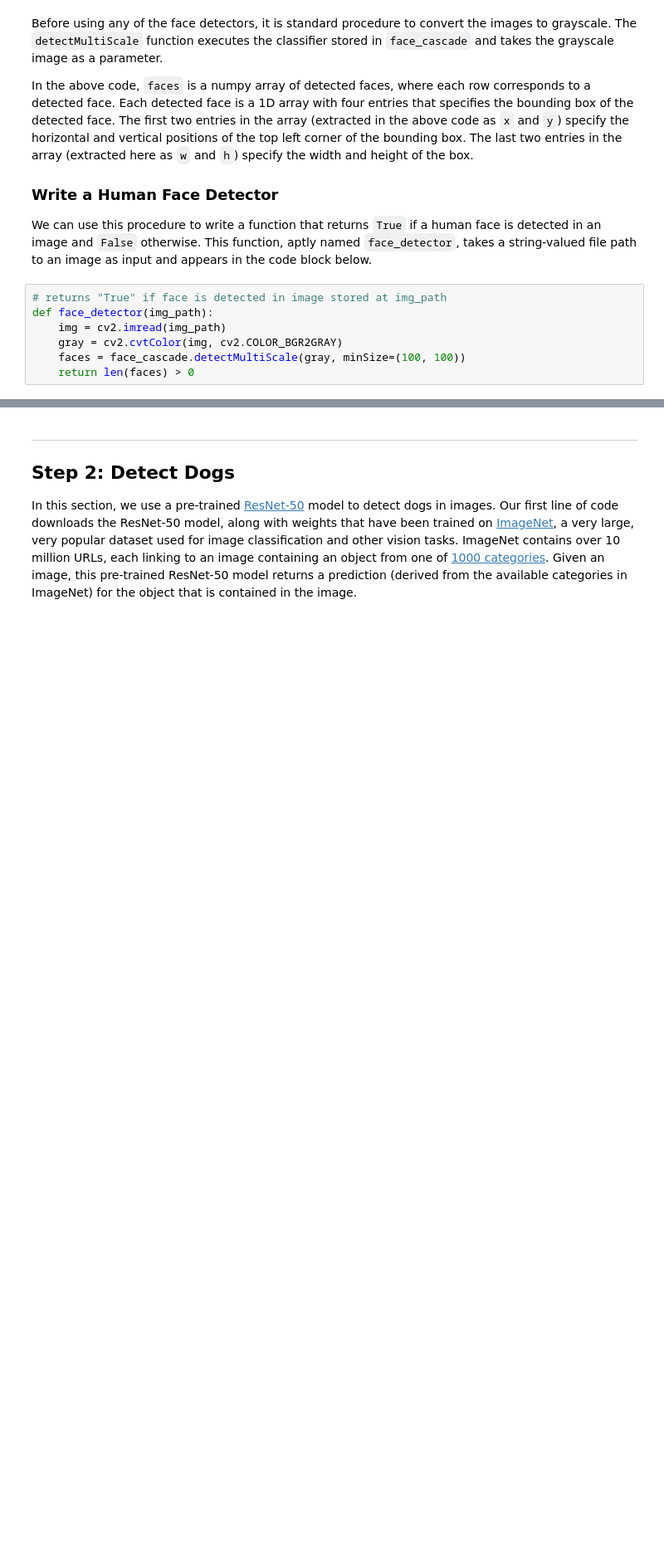
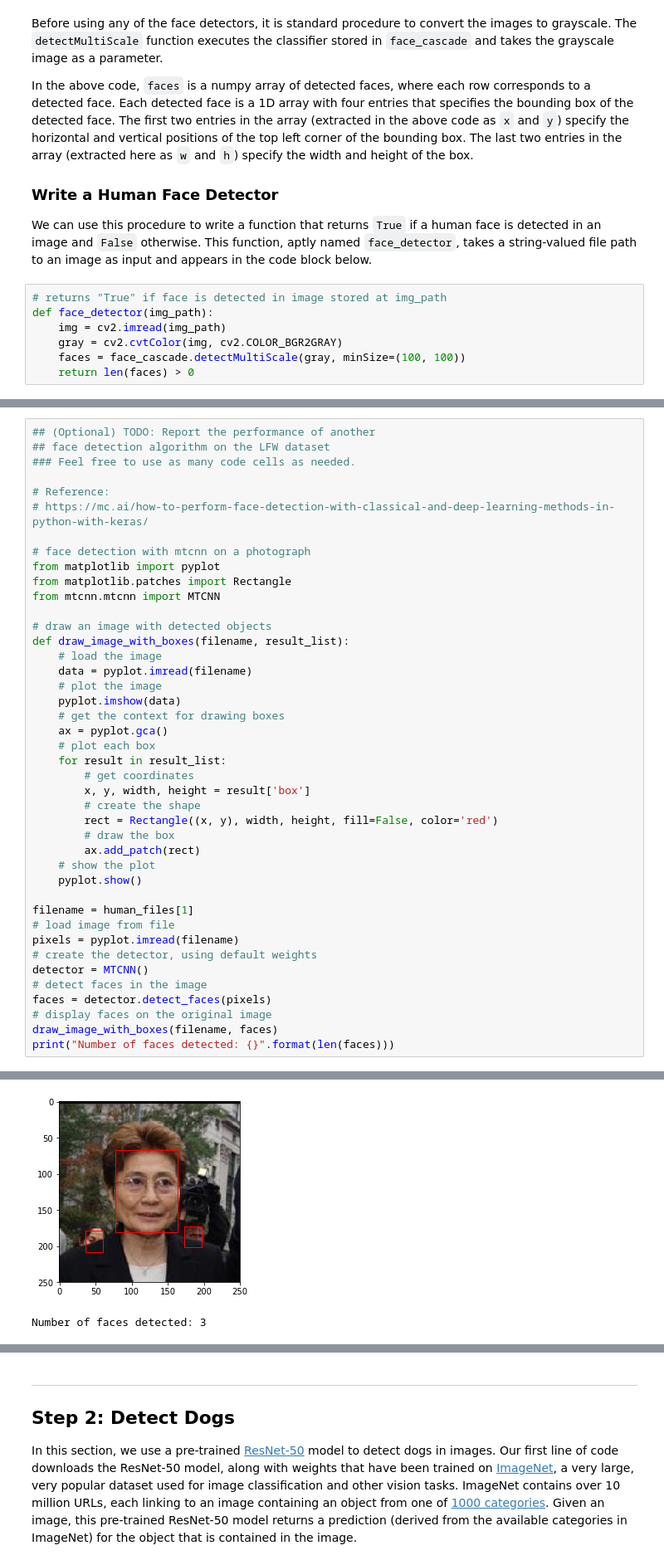
Before and after one commit to mrsmmori/Udacity-DeepLearningP2, a Jupyter notebook: dog_app.ipynb, the cells around one changed output, grey strips where cells are left out. Shown at 83% size. Drawn from its saved outputs; the diff is of its cells as text; blank space fills up the shorter version.

```diff
--- a/dog_app.ipynb
+++ b/dog_app.ipynb
@@ -285,0 +311,43 @@ We suggest the face detector from OpenCV as a potential way to detect human imag
+# %%
+## (Optional) TODO: Report the performance of another
+## face detection algorithm on the LFW dataset
+### Feel free to use as many code cells as needed.
+
+# Reference:
+# https://mc.ai/how-to-perform-face-detection-with-classical-and-deep-learning-methods-in-python-with-keras/
+
+# face detection with mtcnn on a photograph
+from matplotlib import pyplot
+from matplotlib.patches import Rectangle
+from mtcnn.mtcnn import MTCNN
+
+# draw an image with detected objects
+def draw_image_with_boxes(filename, result_list):
+    # load the image
+    data = pyplot.imread(filename)
+    # plot the image
+    pyplot.imshow(data)
+    # get the context for drawing boxes
+    ax = pyplot.gca()
+    # plot each box
+    for result in result_list:
+        # get coordinates
+        x, y, width, height = result['box']
+        # create the shape
+        rect = Rectangle((x, y), width, height, fill=False, color='red')
+        # draw the box
+        ax.add_patch(rect)
+    # show the plot
+    pyplot.show()
+
+filename = human_files[1]
+# load image from file
+pixels = pyplot.imread(filename)
+# create the detector, using default weights
+detector = MTCNN()
+# detect faces in the image
+faces = detector.detect_faces(pixels)
+# display faces on the original image
+draw_image_with_boxes(filename, faces)
+print("Number of faces detected: {}".format(len(faces)))
+# %% [output]
@@ -285,0 +360,2 @@ We suggest the face detector from OpenCV as a potential way to detect human imag
+[figure, added]
+Number of faces detected: 3
```
Also changed, not shown: parts of 41 cells of this notebook, 5 other files.
